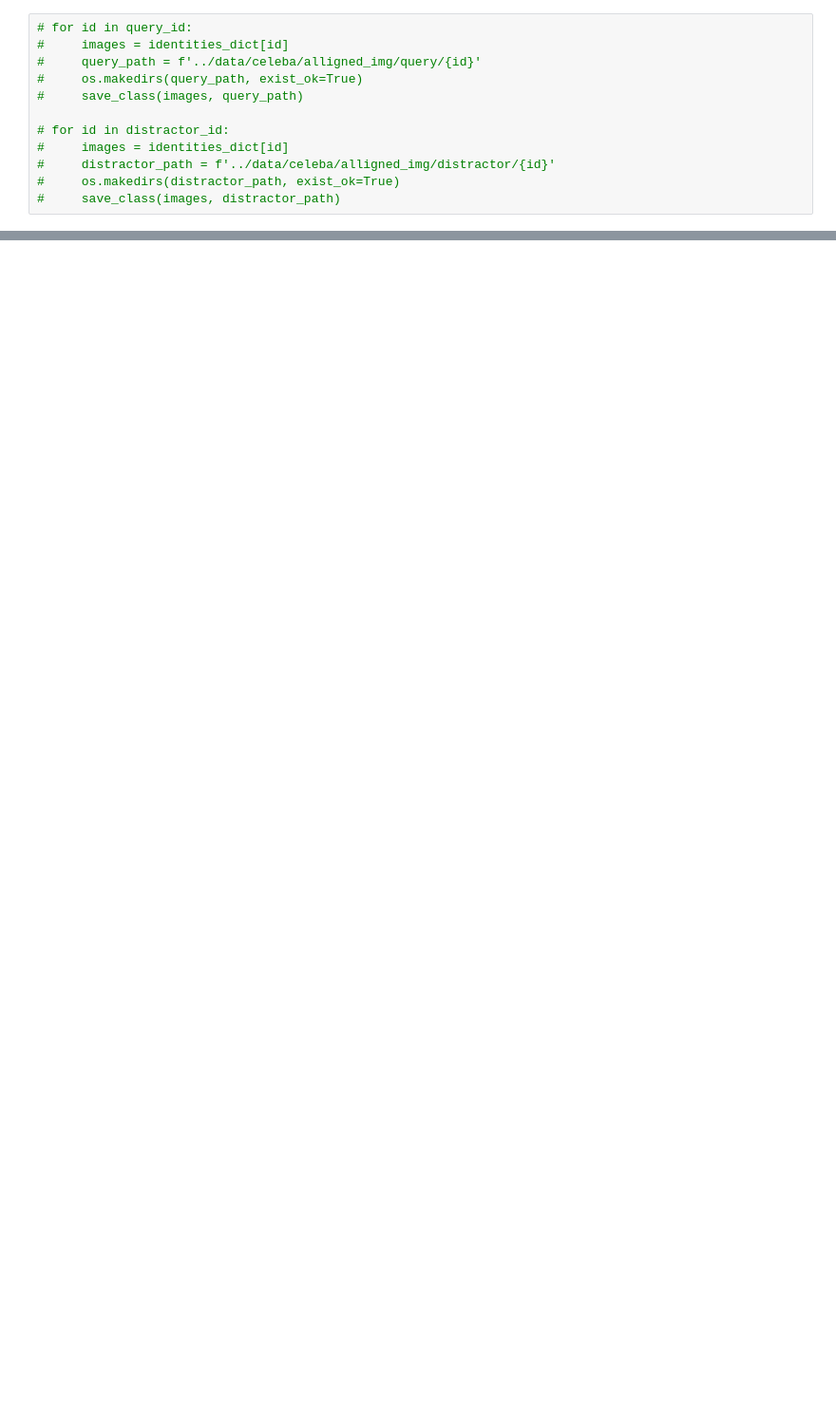
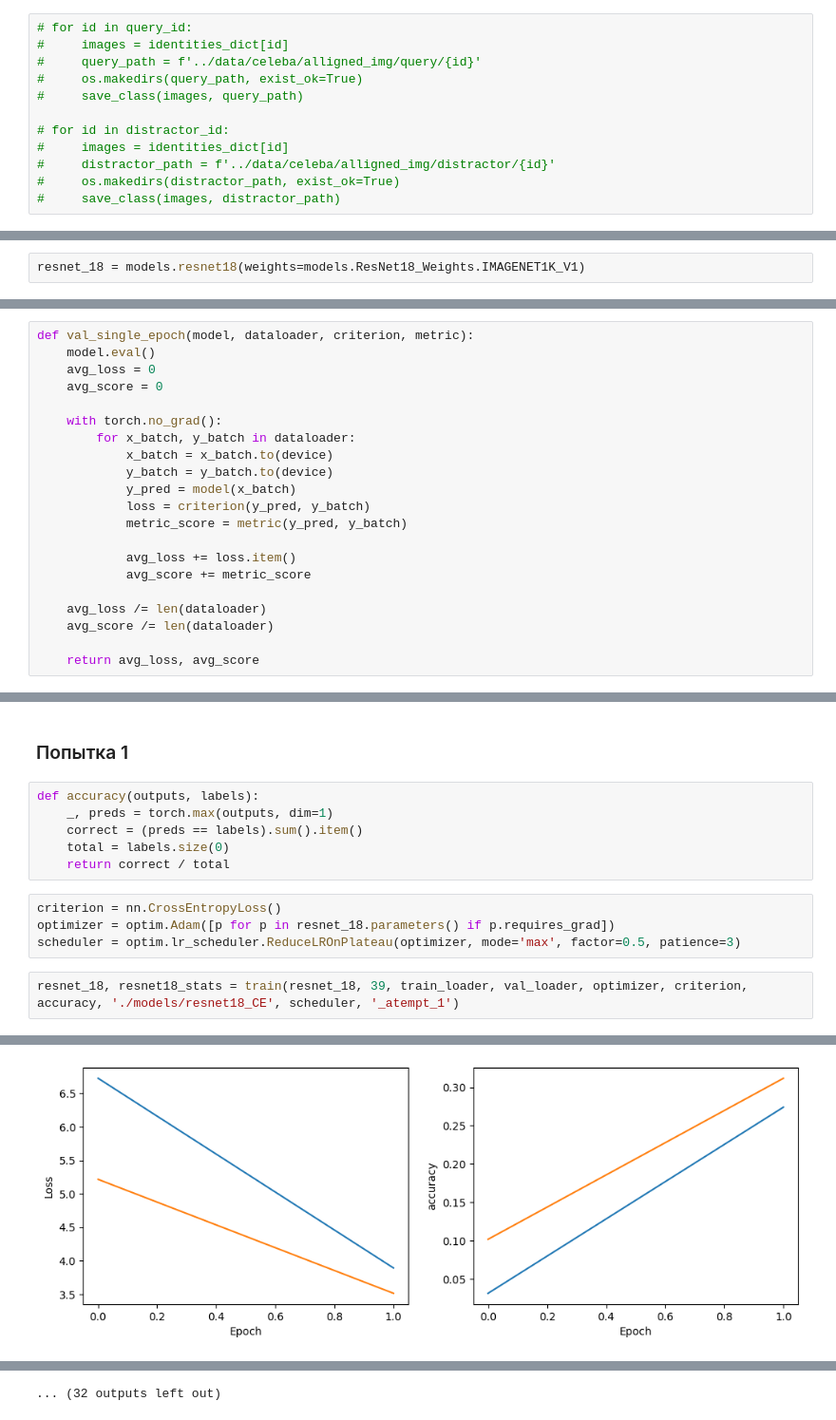
Before and after one commit to vladjkezor/face-recognition-pipeline-research, a Jupyter notebook: notebooks/2_FaceRecognition.ipynb, the cells around one changed output, grey strips where cells are left out. Shown at 95% size. Saved outputs shown, nothing was run; the diff lists cells and outputs as text; blank space fills up the shorter version.

Commit message:
Complete resnet CE loss

```diff
--- a/notebooks/2_FaceRecognition.ipynb
+++ b/notebooks/2_FaceRecognition.ipynb
@@ -142,0 +148,2 @@ print(train_data.class_to_idx)
+# %%
+resnet_18 = models.resnet18(weights=models.ResNet18_Weights.IMAGENET1K_V1)
@@ -142,0 +251,21 @@ print(train_data.class_to_idx)
+# %%
+def val_single_epoch(model, dataloader, criterion, metric):
+    model.eval()
+    avg_loss = 0
+    avg_score = 0
+
+    with torch.no_grad():
+        for x_batch, y_batch in dataloader:
+            x_batch = x_batch.to(device)
+            y_batch = y_batch.to(device)
+            y_pred = model(x_batch)
+            loss = criterion(y_pred, y_batch)
+            metric_score = metric(y_pred, y_batch)
+
+            avg_loss += loss.item()
+            avg_score += metric_score
+
+    avg_loss /= len(dataloader)
+    avg_score /= len(dataloader)
+
+    return avg_loss, avg_score
@@ -142,0 +326,15 @@ print(train_data.class_to_idx)
+# %% [markdown]
+<h3>Попытка 1</h3>
+# %%
+def accuracy(outputs, labels):
+    _, preds = torch.max(outputs, dim=1)
+    correct = (preds == labels).sum().item()
+    total = labels.size(0)
+    return correct / total
+# %%
+criterion = nn.CrossEntropyLoss()
+optimizer = optim.Adam([p for p in resnet_18.parameters() if p.requires_grad])
+scheduler = optim.lr_scheduler.ReduceLROnPlateau(optimizer, mode='max', factor=0.5, patience=3)
+# %%
+resnet_18, resnet18_stats = train(resnet_18, 39, train_loader, val_loader, optimizer, criterion, accuracy, './models/resnet18_CE', scheduler, '_atempt_1')
+# %% [output]
@@ -142,0 +347 @@ print(train_data.class_to_idx)
+[figure, added]
@@ -142,0 +367 @@ print(train_data.class_to_idx)
+... (32 outputs left out)
```
Also changed, not shown: parts of 80 cells of this notebook, 6 other files.
